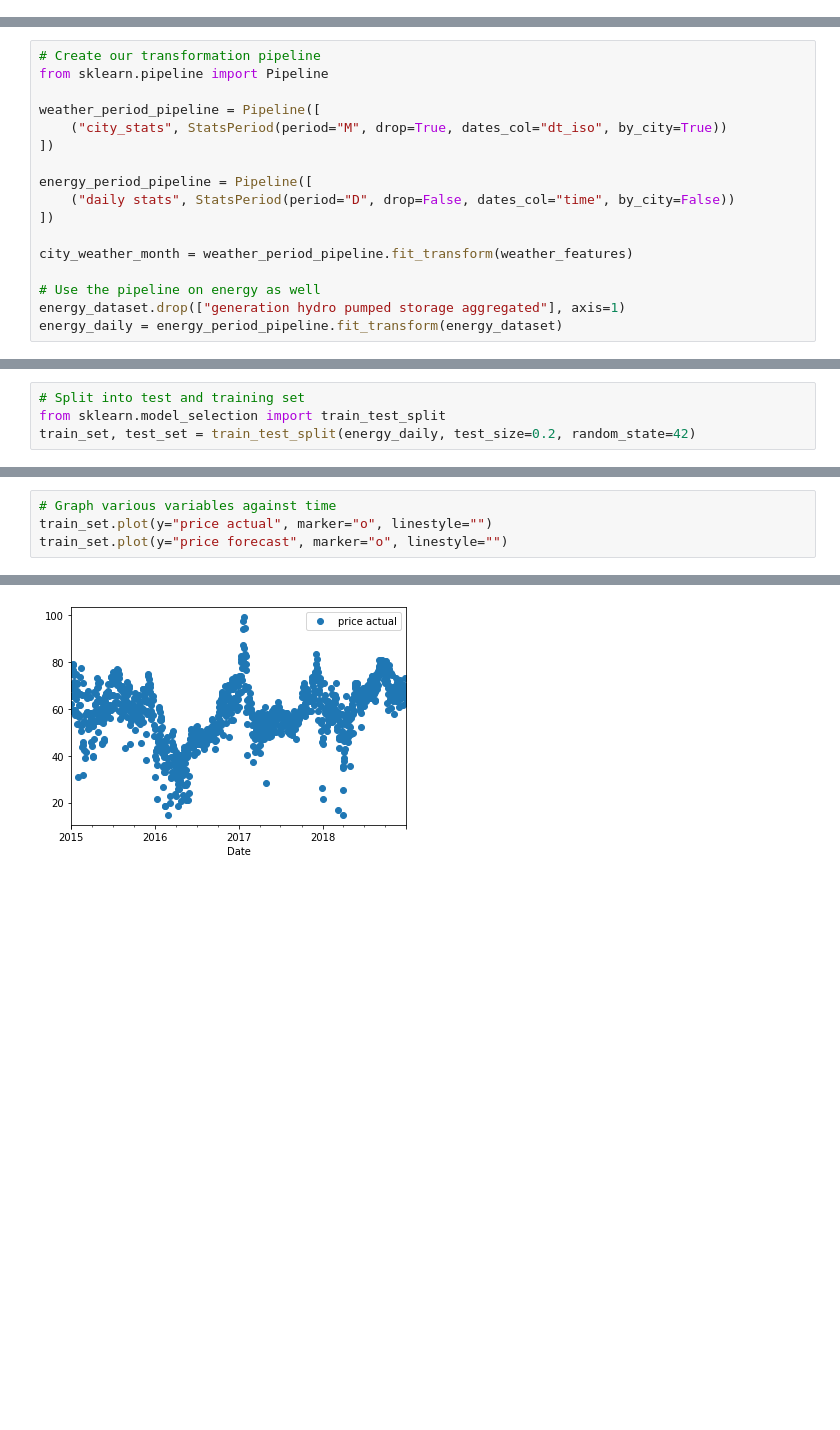
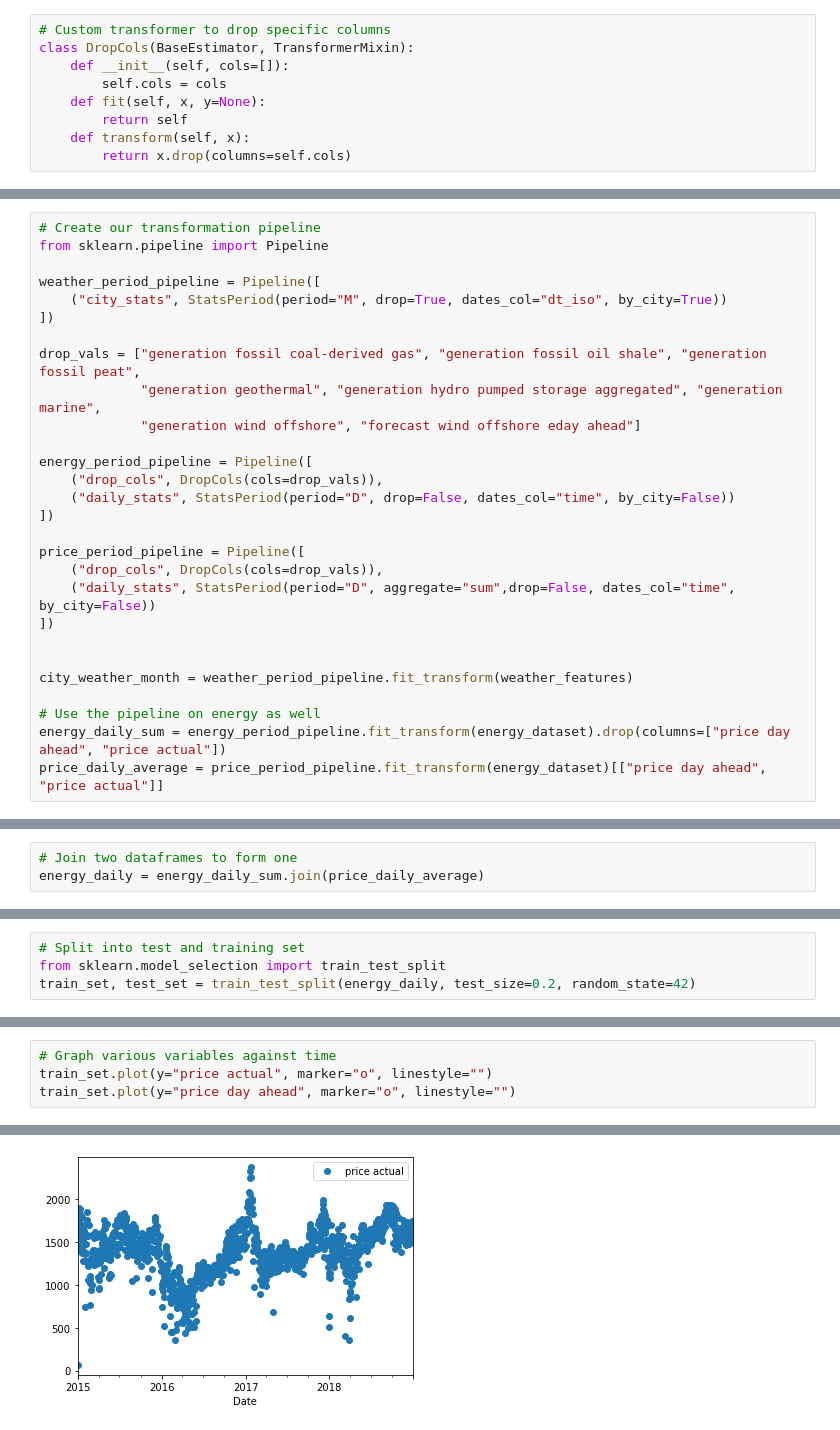
Before and after one commit to LunarZephyr/ECS171_Project, a Jupyter notebook: EDA/Hashim/EDA.ipynb, the cells around one changed output, grey strips where cells are left out. Saved outputs shown, nothing was run; the diff lists cells and outputs as text; blank space fills up the shorter version.

Commit message:
Updated data pipelines; created model to predict price

```diff
--- a/EDA/Hashim/EDA.ipynb
+++ b/EDA/Hashim/EDA.ipynb
@@ -168,0 +175,9 @@ class StatsPeriod(BaseEstimator, TransformerMixin):
+# %%
+# Custom transformer to drop specific columns
+class DropCols(BaseEstimator, TransformerMixin):
+    def __init__(self, cols=[]):
+        self.cols = cols
+    def fit(self, x, y=None):
+        return self
+    def transform(self, x):
+        return x.drop(columns=self.cols)
@@ -174,15 +199,26 @@ weather_period_pipeline = Pipeline([
     ("city_stats", StatsPeriod(period="M", drop=True, dates_col="dt_iso", by_city=True))
 ])
 
+drop_vals = ["generation fossil coal-derived gas", "generation fossil oil shale", "generation fossil peat",
+             "generation geothermal", "generation hydro pumped storage aggregated", "generation marine",
+             "generation wind offshore", "forecast wind offshore eday ahead"]
+
 energy_period_pipeline = Pipeline([
-    ("daily stats", StatsPeriod(period="D", drop=False, dates_col="time", by_city=False))
+    ("drop_cols", DropCols(cols=drop_vals)),
+    ("daily_stats", StatsPeriod(period="D", drop=False, dates_col="time", by_city=False))
 ])
+
+price_period_pipeline = Pipeline([
+    ("drop_cols", DropCols(cols=drop_vals)),
+    ("daily_stats", StatsPeriod(period="D", aggregate="sum",drop=False, dates_col="time", by_city=False))
+])
+
 
 city_weather_month = weather_period_pipeline.fit_transform(weather_features)
 
 # Use the pipeline on energy as well
-energy_dataset.drop(["generation hydro pumped storage aggregated"], axis=1)
-energy_daily = energy_period_pipeline.fit_transform(energy_dataset)
+energy_daily_sum = energy_period_pipeline.fit_transform(energy_dataset).drop(columns=["price day ahead", "price actual"])
+price_daily_average = price_period_pipeline.fit_transform(energy_dataset)[["price day ahead", "price actual"]]
 # %% [markdown]
 <h1>Energy Analysis</h1>
 <p>The following analyzes various variables in the energy dataset to find correlations. Note that the data used below makes use of the pipeline process above and only uses data on the test set. Some of the graphs shown here include</p>
@@ -197,0 +254,3 @@ Any models from this analysis are explored using the techniques discussed in fol
+# %%
+# Join two dataframes to form one
+energy_daily = energy_daily_sum.join(price_daily_average)
@@ -252,5 +346,5 @@ Name: generation fossil hard coal, dtype: float64
 # %%
 # Graph various variables against time
 train_set.plot(y="price actual", marker="o", linestyle="")
-train_set.plot(y="price forecast", marker="o", linestyle="")
+train_set.plot(y="price day ahead", marker="o", linestyle="")
 # %% [output]
@@ -258 +352 @@ KeyError: 'price forecast'
-[figure, old version]
+[figure, new version]
```
Also changed, not shown: parts of 24 cells of this notebook.
